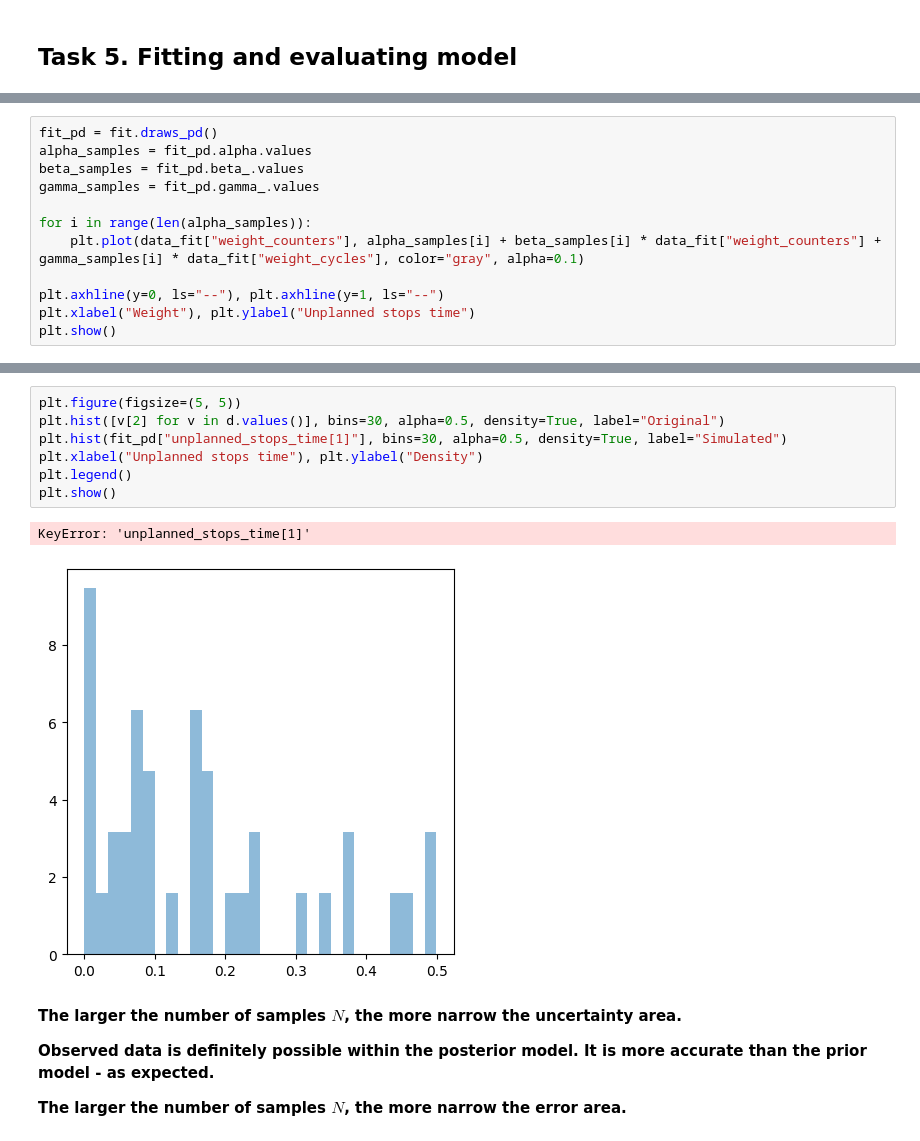
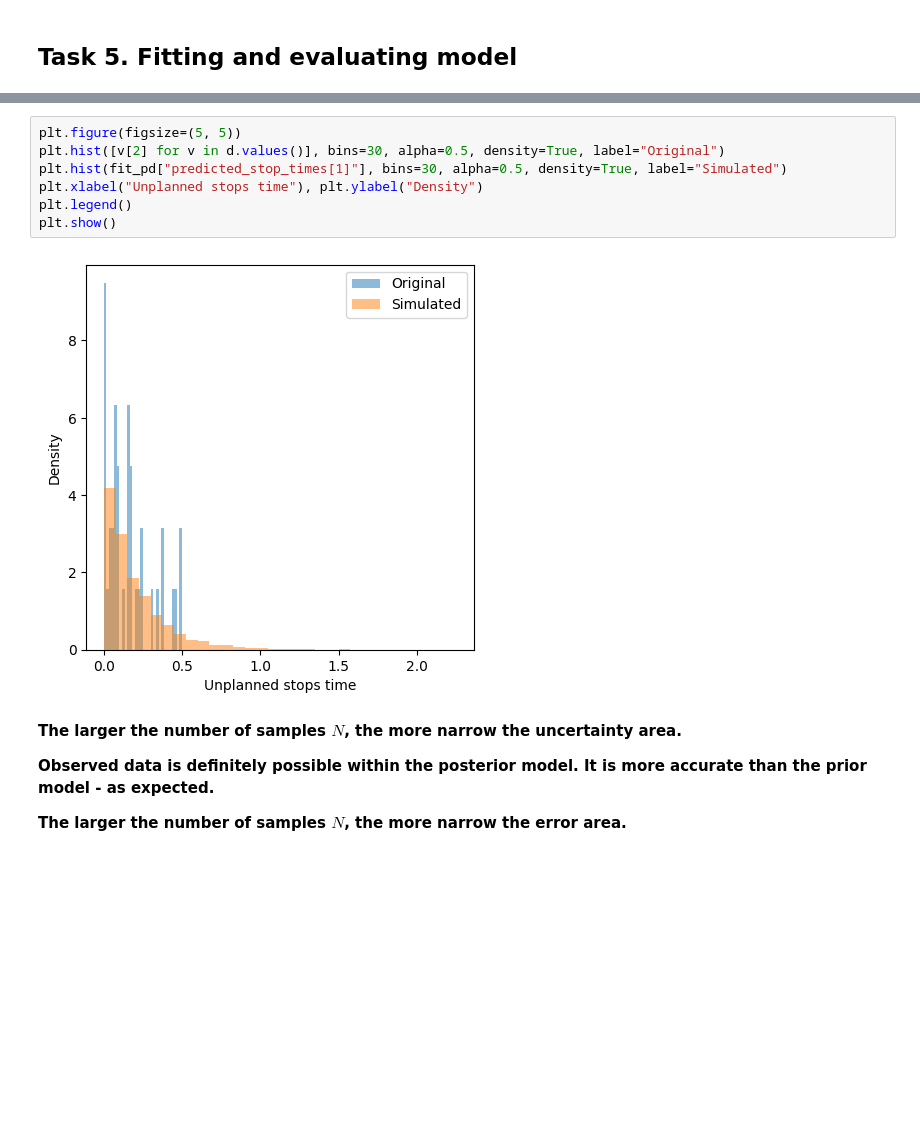
Before and after one commit to Artur-Mzyk/Data-Analytics, a Jupyter notebook: Project/review.ipynb, the cells around one changed output, grey strips where cells are left out. Saved outputs shown, nothing was run; the diff lists cells and outputs as text; blank space fills up the shorter version.

```diff
--- a/Project/review.ipynb
+++ b/Project/review.ipynb
@@ -415,12 +431,0 @@ NameError: name 'model_2_fit' is not defined
-# %%
-fit_pd = fit.draws_pd()
-alpha_samples = fit_pd.alpha.values
-beta_samples = fit_pd.beta_.values
-gamma_samples = fit_pd.gamma_.values
-
-for i in range(len(alpha_samples)):
-    plt.plot(data_fit["weight_counters"], alpha_samples[i] + beta_samples[i] * data_fit["weight_counters"] + gamma_samples[i] * data_fit["weight_cycles"], color="gray", alpha=0.1)
-
-plt.axhline(y=0, ls="--"), plt.axhline(y=1, ls="--")
-plt.xlabel("Weight"), plt.ylabel("Unplanned stops time")
-plt.show()
@@ -429,13 +432,12 @@ plt.show()
 # %%
 plt.figure(figsize=(5, 5))
 plt.hist([v[2] for v in d.values()], bins=30, alpha=0.5, density=True, label="Original")
-plt.hist(fit_pd["unplanned_stops_time[1]"], bins=30, alpha=0.5, density=True, label="Simulated")
+plt.hist(fit_pd["predicted_stop_times[1]"], bins=30, alpha=0.5, density=True, label="Simulated")
 plt.xlabel("Unplanned stops time"), plt.ylabel("Density")
 plt.legend()
 plt.show()
 # %% [output]
-KeyError: 'unplanned_stops_time[1]'
-[figure, old version]
+[figure, new version]
 # %% [markdown]
 **The larger the number of samples $N$, the more narrow the uncertainty area.**
 
```
Also changed, not shown: parts of 14 cells of this notebook, 1 other file.
